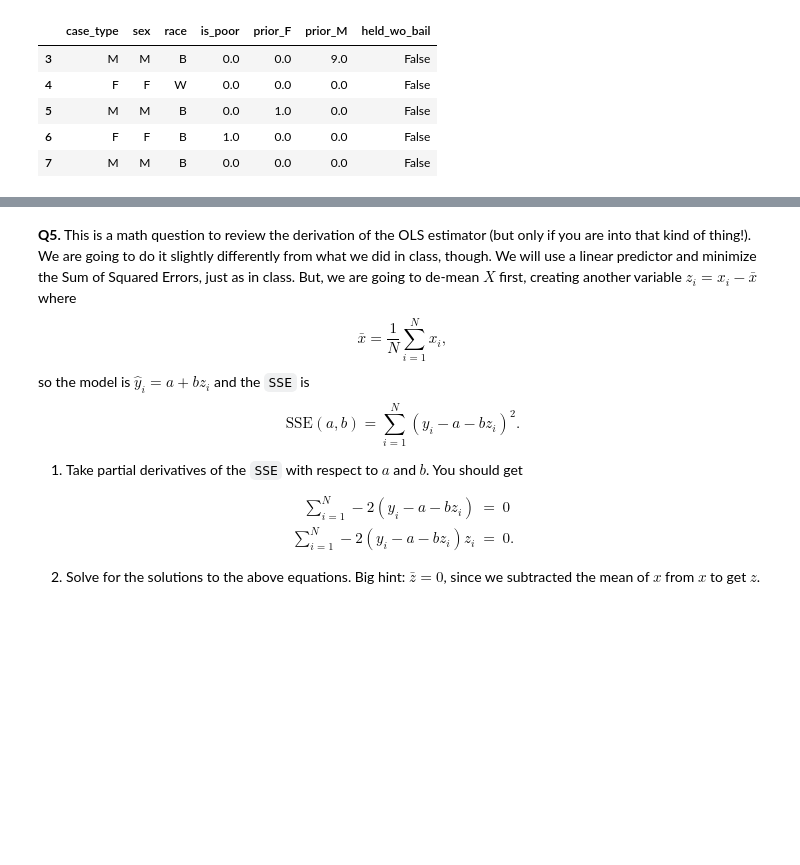
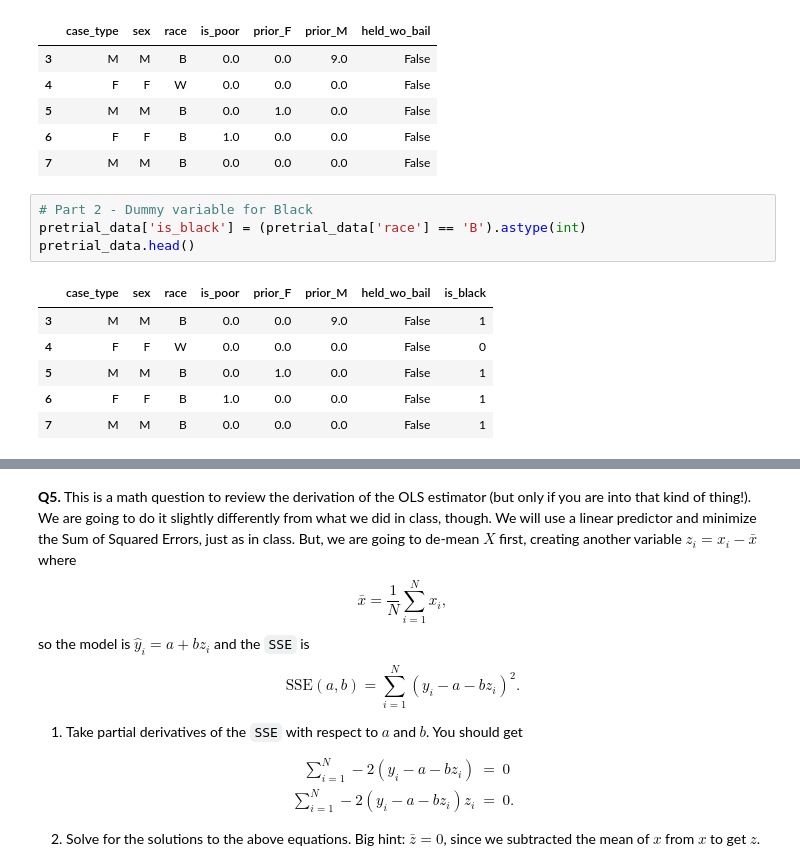
Before and after one commit to chrryyy/assignment4, a Jupyter notebook: assignment4.ipynb, the cells around one changed output, grey strips where cells are left out. Saved outputs shown, nothing was run; the diff lists cells and outputs as text; blank space fills up the shorter version.

```diff
--- a/assignment4.ipynb
+++ b/assignment4.ipynb
@@ -468,3 +468,14 @@ pretrial_data.head()
 | 5 | M | M | B | 0.0 | 1.0 | 0.0 | False |
 | 6 | F | F | B | 1.0 | 0.0 | 0.0 | False |
 | 7 | M | M | B | 0.0 | 0.0 | 0.0 | False |
+# %%
+# Part 2 - Dummy variable for Black
+pretrial_data['is_black'] = (pretrial_data['race'] == 'B').astype(int)
+pretrial_data.head()
+# %% [output]
+|  | case_type | sex | race | is_poor | prior_F | prior_M | held_wo_bail | is_black |
+| 3 | M | M | B | 0.0 | 0.0 | 9.0 | False | 1 |
+| 4 | F | F | W | 0.0 | 0.0 | 0.0 | False | 0 |
+| 5 | M | M | B | 0.0 | 1.0 | 0.0 | False | 1 |
+| 6 | F | F | B | 1.0 | 0.0 | 0.0 | False | 1 |
+| 7 | M | M | B | 0.0 | 0.0 | 0.0 | False | 1 |
```
Also changed, not shown: parts of 8 cells of this notebook.
